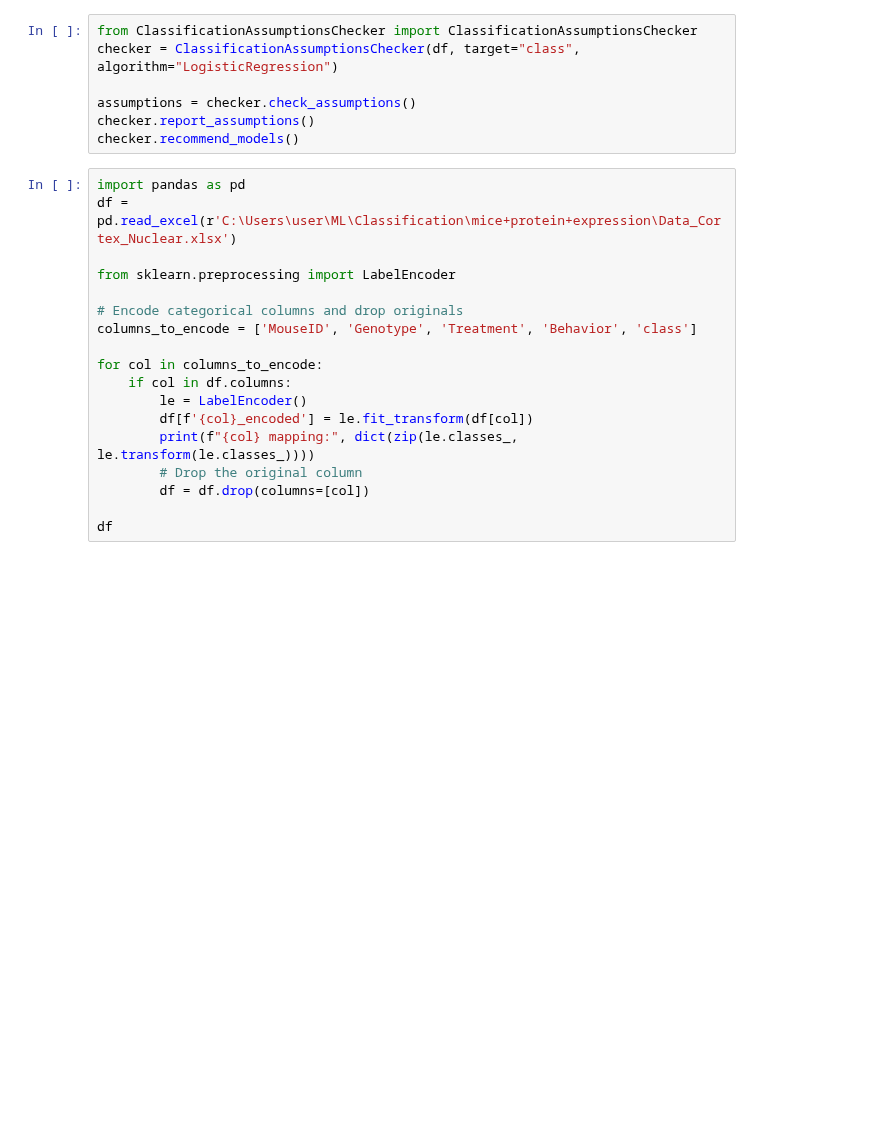
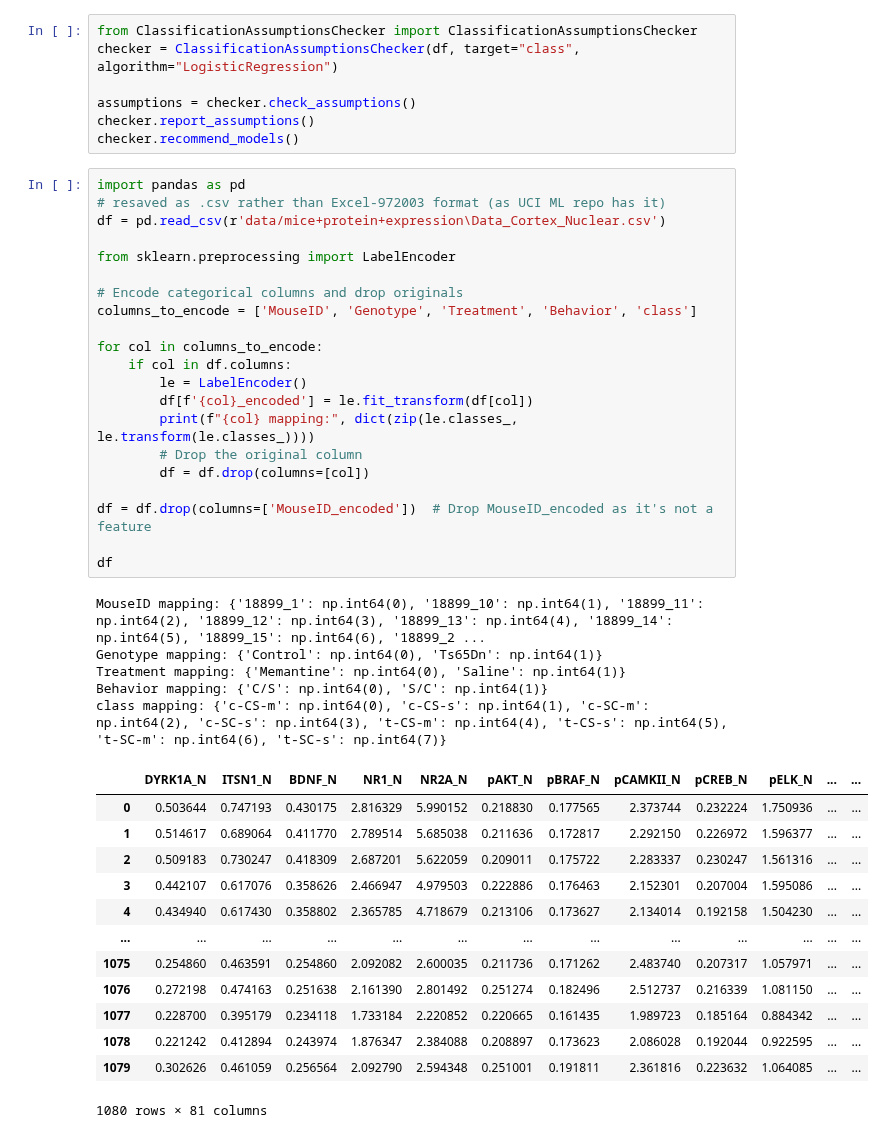
Before and after one commit to JoeBater/AssumptionsCheckers, a Jupyter notebook: classifier_examples.ipynb, the cells around one changed output. Saved outputs shown, nothing was run; the diff lists cells and outputs as text; blank space fills up the shorter version.

```diff
--- a/classifier_examples.ipynb
+++ b/classifier_examples.ipynb
@@ -39,20 +77,42 @@ checker.report_assumptions()
 checker.recommend_models()
 # %%
 import pandas as pd
-df = pd.read_excel(r'C:\Users\user\ML\Classification\mice+protein+expression\Data_Cortex_Nuclear.xlsx')
+# resaved as .csv rather than Excel-972003 format (as UCI ML repo has it)
+df = pd.read_csv(r'data/mice+protein+expression\Data_Cortex_Nuclear.csv')
 
 from sklearn.preprocessing import LabelEncoder
 
 # Encode categorical columns and drop originals
 columns_to_encode = ['MouseID', 'Genotype', 'Treatment', 'Behavior', 'class']
 
 for col in columns_to_encode:
     if col in df.columns:
         le = LabelEncoder()
         df[f'{col}_encoded'] = le.fit_transform(df[col])
         print(f"{col} mapping:", dict(zip(le.classes_, le.transform(le.classes_))))
         # Drop the original column
         df = df.drop(columns=[col])
 
+df = df.drop(columns=['MouseID_encoded'])  # Drop MouseID_encoded as it's not a feature
+
 df
+# %% [output]
+MouseID mapping: {'18899_1': np.int64(0), '18899_10': np.int64(1), '18899_11': np.int64(2), '18899_12': np.int64(3), '18899_13': np.int64(4), '18899_14': np.int64(5), '18899_15': np.int64(6), '18899_2 ...
+Genotype mapping: {'Control': np.int64(0), 'Ts65Dn': np.int64(1)}
+Treatment mapping: {'Memantine': np.int64(0), 'Saline': np.int64(1)}
+Behavior mapping: {'C/S': np.int64(0), 'S/C': np.int64(1)}
+class mapping: {'c-CS-m': np.int64(0), 'c-CS-s': np.int64(1), 'c-SC-m': np.int64(2), 'c-SC-s': np.int64(3), 't-CS-m': np.int64(4), 't-CS-s': np.int64(5), 't-SC-m': np.int64(6), 't-SC-s': np.int64(7)}
+|  | DYRK1A_N | ITSN1_N | BDNF_N | NR1_N | NR2A_N | pAKT_N | pBRAF_N | pCAMKII_N | pCREB_N | pELK_N | ... | ... |
+| 0 | 0.503644 | 0.747193 | 0.430175 | 2.816329 | 5.990152 | 0.218830 | 0.177565 | 2.373744 | 0.232224 | 1.750936 | ... | ... |
+| 1 | 0.514617 | 0.689064 | 0.411770 | 2.789514 | 5.685038 | 0.211636 | 0.172817 | 2.292150 | 0.226972 | 1.596377 | ... | ... |
+| 2 | 0.509183 | 0.730247 | 0.418309 | 2.687201 | 5.622059 | 0.209011 | 0.175722 | 2.283337 | 0.230247 | 1.561316 | ... | ... |
+| 3 | 0.442107 | 0.617076 | 0.358626 | 2.466947 | 4.979503 | 0.222886 | 0.176463 | 2.152301 | 0.207004 | 1.595086 | ... | ... |
+| 4 | 0.434940 | 0.617430 | 0.358802 | 2.365785 | 4.718679 | 0.213106 | 0.173627 | 2.134014 | 0.192158 | 1.504230 | ... | ... |
+| ... | ... | ... | ... | ... | ... | ... | ... | ... | ... | ... | ... | ... |
+| 1075 | 0.254860 | 0.463591 | 0.254860 | 2.092082 | 2.600035 | 0.211736 | 0.171262 | 2.483740 | 0.207317 | 1.057971 | ... | ... |
+| 1076 | 0.272198 | 0.474163 | 0.251638 | 2.161390 | 2.801492 | 0.251274 | 0.182496 | 2.512737 | 0.216339 | 1.081150 | ... | ... |
+| 1077 | 0.228700 | 0.395179 | 0.234118 | 1.733184 | 2.220852 | 0.220665 | 0.161435 | 1.989723 | 0.185164 | 0.884342 | ... | ... |
+| 1078 | 0.221242 | 0.412894 | 0.243974 | 1.876347 | 2.384088 | 0.208897 | 0.173623 | 2.086028 | 0.192044 | 0.922595 | ... | ... |
+| 1079 | 0.302626 | 0.461059 | 0.256564 | 2.092790 | 2.594348 | 0.251001 | 0.191811 | 2.361816 | 0.223632 | 1.064085 | ... | ... |
+1080 rows × 81 columns
 # %%
```
Also changed, not shown: parts of 4 cells of this notebook, 4 other files.
